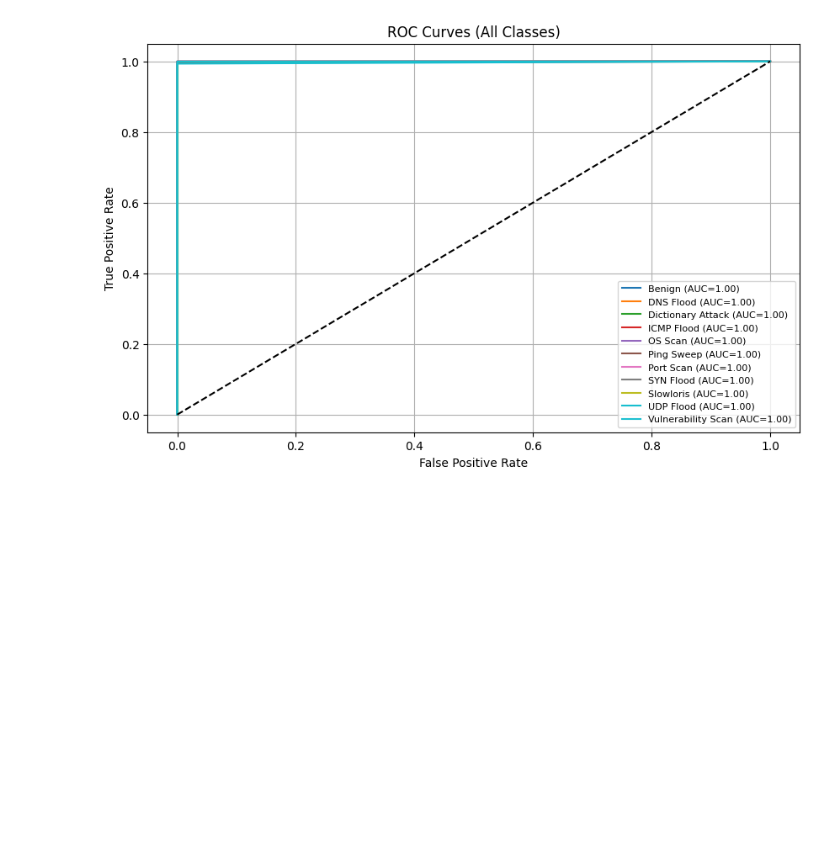
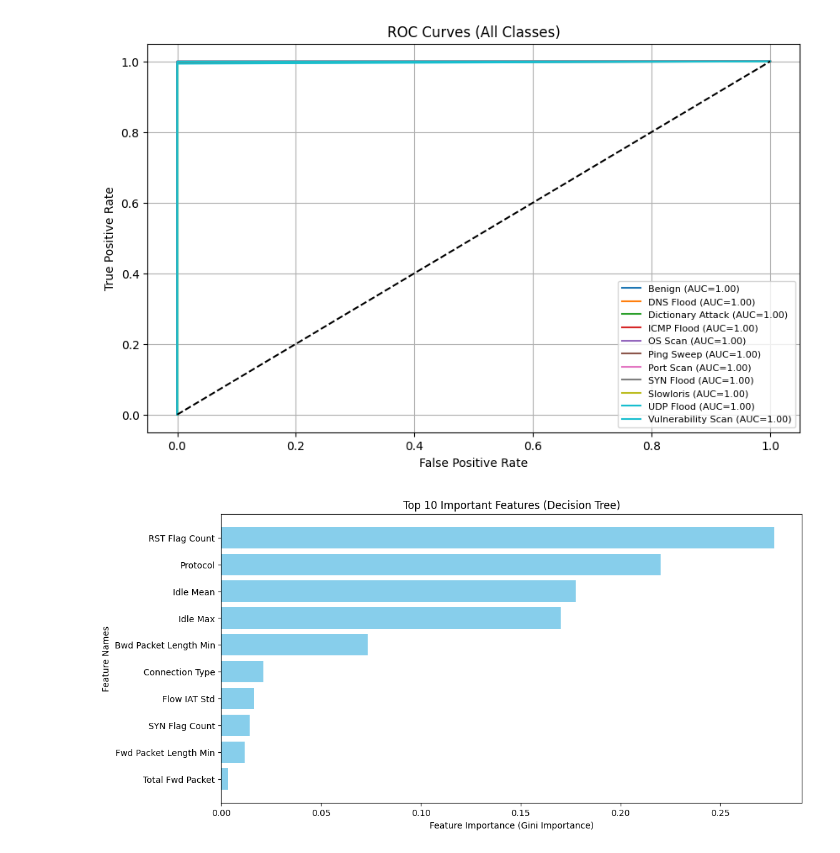
Before and after one commit to tarunganesh2004/IOT-Network-Traffic-Detection, a Jupyter notebook: Decision Tree/decisionTree.ipynb, the cells around one changed output. Cells and saved outputs as stored; diff of their text form; code cells hidden in the pictures; blank space fills up the shorter version.

Commit message:
added feature importance plot

```diff
--- a/Decision Tree/decisionTree.ipynb
+++ b/Decision Tree/decisionTree.ipynb
@@ -123,3 +123,23 @@ plt.grid()
 plt.show()
 # %% [output]
 [figure]
+# %%
+# 🔹 Feature Importance Visualization 📊
+feature_importance = dt.feature_importances_
+feature_names = np.array(X.columns)
+
+# Sort by importance
+sorted_idx = np.argsort(feature_importance)[::-1]
+sorted_features = feature_names[sorted_idx]
+sorted_importance = feature_importance[sorted_idx]
+
+# 📊 Plot Feature Importance
+plt.figure(figsize=(12, 6))
+plt.barh(sorted_features[:10], sorted_importance[:10], color="skyblue")
+plt.xlabel("Feature Importance (Gini Importance)")
+plt.ylabel("Feature Names")
+plt.title("Top 10 Important Features (Decision Tree)")
+plt.gca().invert_yaxis()
+plt.show()
+# %% [output]
+[figure, added]
```
